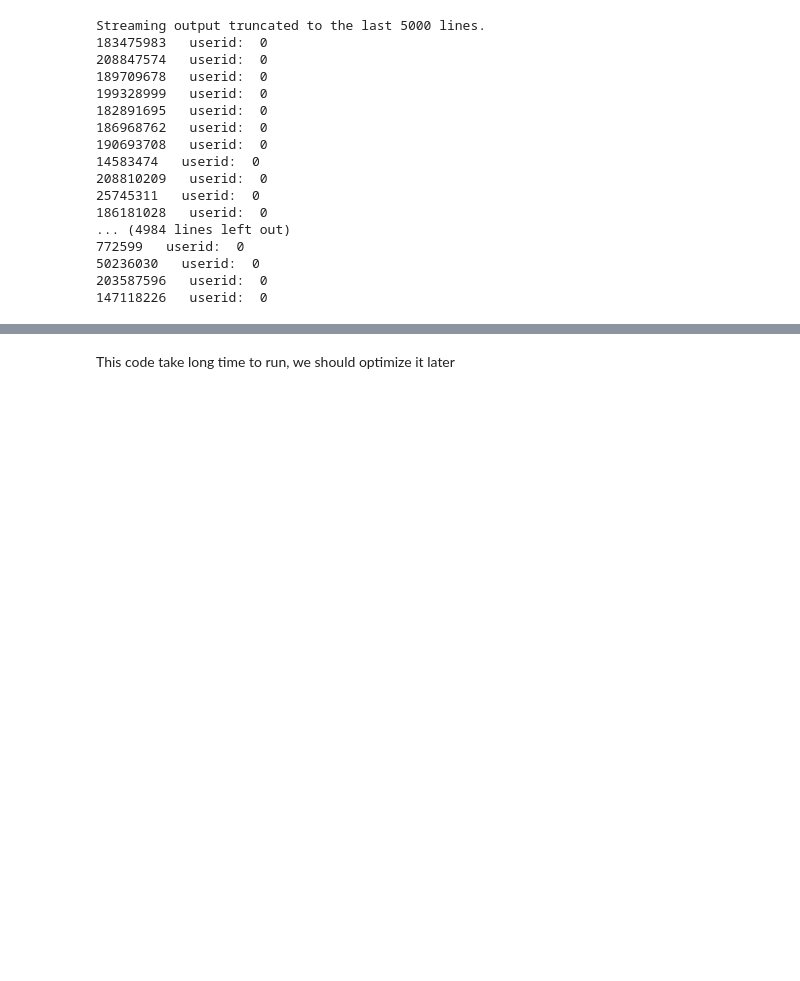
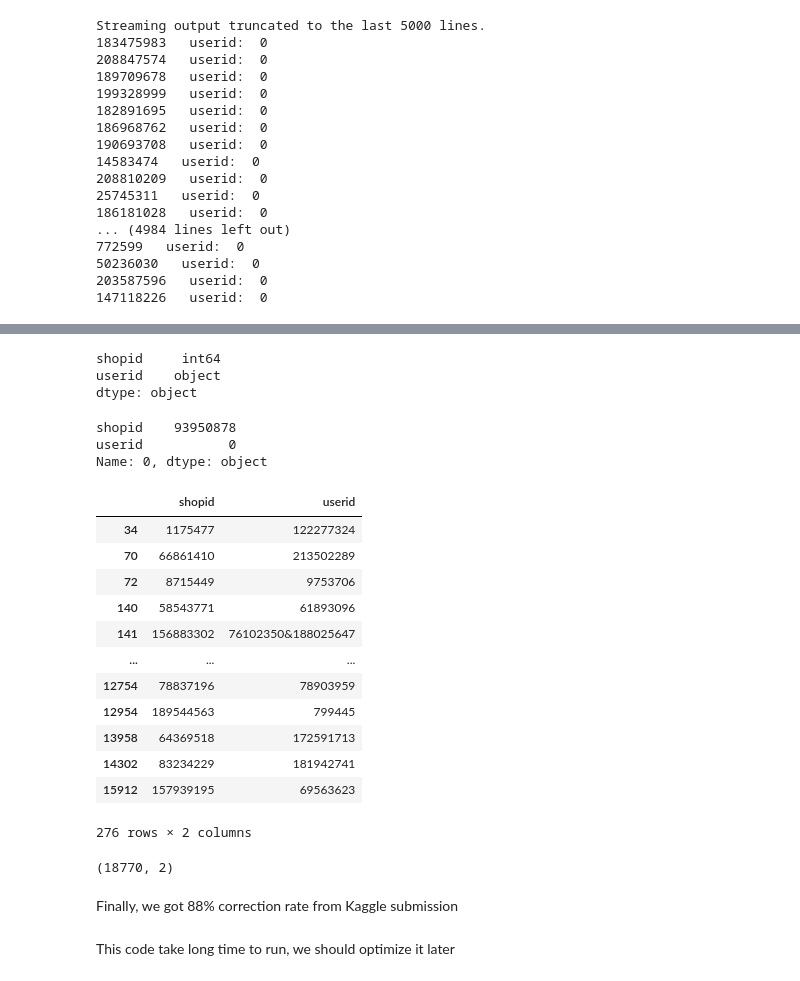
Before and after one commit to lhmtri18/analysis_ml_dl_python, a Jupyter notebook: order_brush_shopee_code_league.ipynb, the cells around one changed output, grey strips where cells are left out. Saved outputs shown, nothing was run; the diff lists cells and outputs as text; code cells hidden in the pictures; blank space fills up the shorter version.

```diff
--- a/order_brush_shopee_code_league.ipynb
+++ b/order_brush_shopee_code_league.ipynb
@@ -143,0 +197,42 @@ Streaming output truncated to the last 5000 lines.
+# %%
+final_res.dtypes
+# %% [output]
+shopid     int64
+userid    object
+dtype: object
+# %%
+userid_str= final_res.loc[:,'userid']
+def join_res(x):
+  x = [str(i) for i in x]
+  if x!='0':
+    x = '&'.join(x)
+  return x
+userid_str= userid_str.apply(join_res)
+#final_res[positive].loc[:,'userid']= '&'.join(final_res[positive].loc[:,'userid'])
+# %%
+final_res['userid']= userid_str
+final_res.loc[0,:]
+# %% [output]
+shopid    93950878
+userid           0
+Name: 0, dtype: object
+# %%
+final_res[final_res['userid']!='0']
+# %% [output]
+|  | shopid | userid |
+| 34 | 1175477 | 122277324 |
+| 70 | 66861410 | 213502289 |
+| 72 | 8715449 | 9753706 |
+| 140 | 58543771 | 61893096 |
+| 141 | 156883302 | 76102350&188025647 |
+| ... | ... | ... |
+| 12754 | 78837196 | 78903959 |
+| 12954 | 189544563 | 799445 |
+| 13958 | 64369518 | 172591713 |
+| 14302 | 83234229 | 181942741 |
+| 15912 | 157939195 | 69563623 |
+276 rows × 2 columns
+# %%
+final_res.shape
+# %% [output]
+(18770, 2)
@@ -144,2 +241,4 @@ Streaming output truncated to the last 5000 lines.
+# %% [markdown]
+Finally, we got 88% correction rate from Kaggle submission
 # %% [markdown]
 This code take long time to run, we should optimize it later
```
Also changed, not shown: parts of 9 cells of this notebook.
